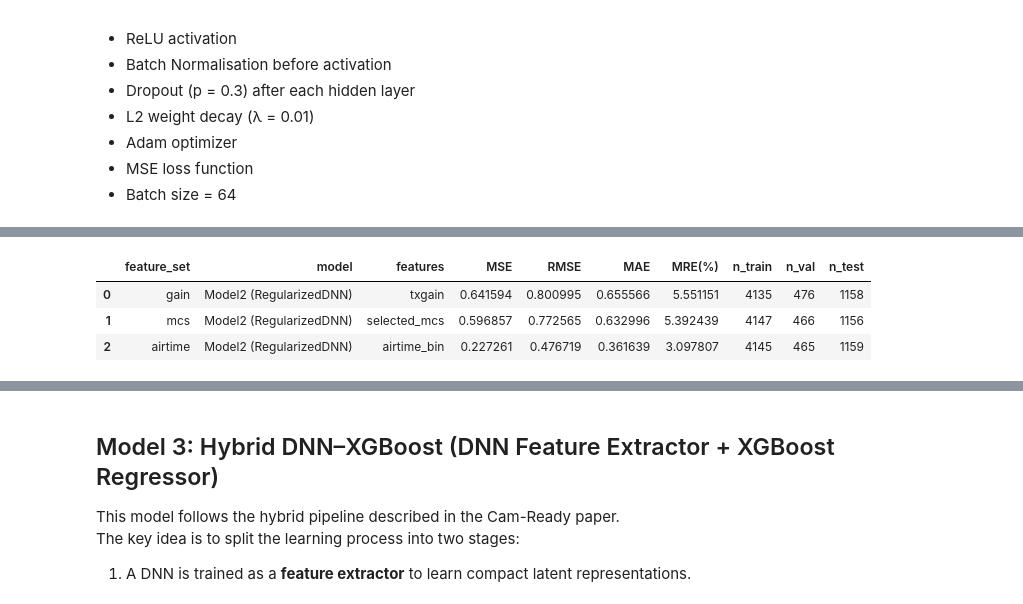
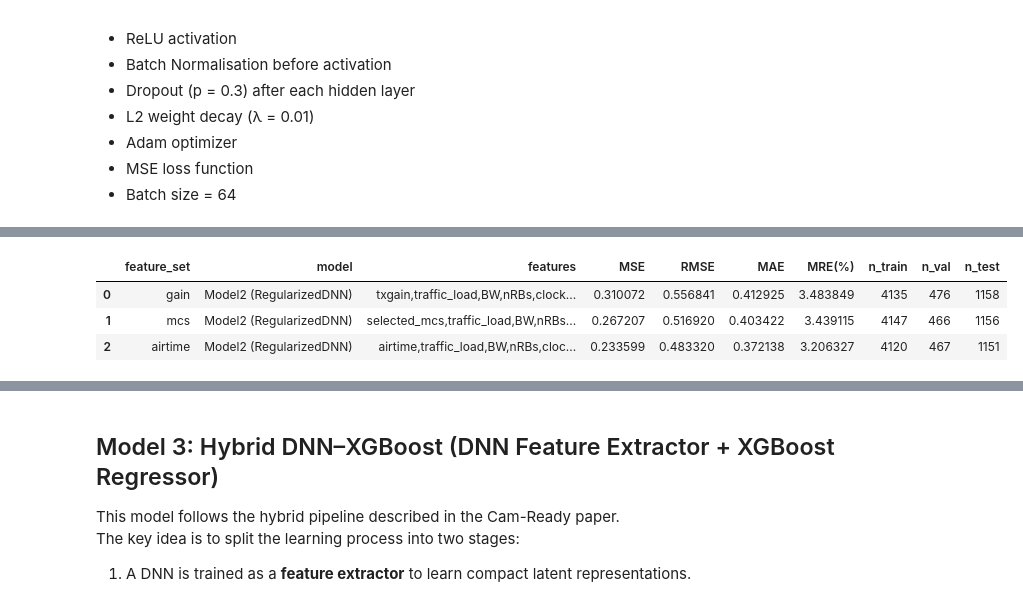
Before and after one commit to samiwu79/BAI_project, a Jupyter notebook: baseline.ipynb, the cells around one changed output, grey strips where cells are left out. Saved outputs shown, nothing was run; the diff lists cells and outputs as text; code cells hidden in the pictures.

Commit message:
resolve the errors of code

```diff
--- a/baseline.ipynb
+++ b/baseline.ipynb
@@ -531,39 +473,34 @@ import torch.nn as nn
 from torch.utils.data import Dataset, DataLoader
 
 
-# =========================
-# 0) Utils
-# =========================
-def mean_relative_error(y_true, y_pred, eps=1e-9):
-    y_true = np.asarray(y_true).reshape(-1)
-    y_pred = np.asarray(y_pred).reshape(-1)
-    return float(np.mean(np.abs(y_true - y_pred) / (np.abs(y_true) + eps)) * 100)
+# ------------------------------------------------------------
+# 1) Helper: numeric cleaning for the current feature set
+#    - drop NaNs
+#    - coerce to numeric
+#    - keep target positive (for stable MRE)
+# ------------------------------------------------------------
+def clean_numeric_df(df, cols_needed, target_col):
+    d = df.dropna(subset=cols_needed).copy()
+    for c in cols_needed:
+        d[c] = pd.to_numeric(d[c], errors="coerce")
+    d = d.dropna(subset=cols_needed).copy()
+    d = d[d[target_col] > 0].copy()
+    return d
 
 
-def groupwise_split_df(d, group_col, train_ratio=0.8, val_ratio_within_train=0.1, seed=42, min_group_size=5):
-    train_parts, val_parts, test_parts = [], [], []
-    d2 = d.dropna(subset=[group_col]).copy()
+# ------------------------------------------------------------
+# 2) PyTorch Dataset for tabular regression
+# ------------------------------------------------------------
+class TabularDataset(Dataset):
+    def __init__(self, X, y):
+        self.X = torch.tensor(np.asarray(X), dtype=torch.float32)
+        self.y = torch.tensor(np.asarray(y), dtype=torch.float32).reshape(-1, 1)
 
-    for gval, gdf in d2.groupby(group_col):
-        if len(gdf) < min_group_size:
-            continue
+    def __len__(self):
+        return len(self.X)
 
-        g_train, g_test = train_test_split(gdf, test_size=(1-train_ratio), random_state=seed)
-        g_train, g_val  = train_test_split(g_train, test_size=val_ratio_within_train, random_state=seed)
-
-        train_parts.append(g_train)
-        val_parts.append(g_val)
-        test_parts.append(g_test)
-
-    if len(train_parts) == 0:
-        raise ValueError(f"No groups large enough after grouping by '{group_col}'. "
-                         f"Try reducing min_group_size or binning the variable.")
-
-    train_df = pd.concat(train_parts, ignore_index=True)
-    val_df   = pd.concat(val_parts,   ignore_index=True)
-    test_df  = pd.concat(test_parts,  ignore_index=True)
-    return train_df, val_df, test_df
-
+    def __getitem__(self, idx):
+        return self.X[idx], self.y[idx]
 
 # =========================
 # 1) Model2 definition (RegularizedDNN)
@@ -703,18 +640,7 @@ def train_eval_model2(
 # =========================
 # 3) Main: loop feature sets -> train Model2 -> results table
 # =========================
-df = pd.read_csv("clean_ul_stage1.csv")
 
-# (recommended) airtime binning for stable group-wise split
-df["airtime_bin"] = pd.to_numeric(df["airtime"], errors="coerce").round(1)
-
-FEATURE_SETS = {
-    "gain": ["txgain"],
-    "mcs": ["selected_mcs"],
-    "airtime": ["airtime_bin"],
-}
-
-target_col = "pm_power"
 
 results = []
 test_outputs_m2 = {}
@@ -789,6 +715,6 @@ Best val MSE: 0.2501572072505951
 |  | feature_set | model | features | MSE | RMSE | MAE | MRE(%) | n_train | n_val | n_test |
-| 0 | gain | Model2 (RegularizedDNN) | txgain | 0.641594 | 0.800995 | 0.655566 | 5.551151 | 4135 | 476 | 1158 |
-| 1 | mcs | Model2 (RegularizedDNN) | selected_mcs | 0.596857 | 0.772565 | 0.632996 | 5.392439 | 4147 | 466 | 1156 |
-| 2 | airtime | Model2 (RegularizedDNN) | airtime_bin | 0.227261 | 0.476719 | 0.361639 | 3.097807 | 4145 | 465 | 1159 |
+| 0 | gain | Model2 (RegularizedDNN) | txgain,traffic_load,BW,nRBs,clock... | 0.310072 | 0.556841 | 0.412925 | 3.483849 | 4135 | 476 | 1158 |
+| 1 | mcs | Model2 (RegularizedDNN) | selected_mcs,traffic_load,BW,nRBs... | 0.267207 | 0.516920 | 0.403422 | 3.439115 | 4147 | 466 | 1156 |
+| 2 | airtime | Model2 (RegularizedDNN) | airtime,traffic_load,BW,nRBs,cloc... | 0.233599 | 0.483320 | 0.372138 | 3.206327 | 4120 | 467 | 1151 |
 === Summary (sorted by MSE) ===
   feature_set                    model       MSE      RMSE       MAE  \
```
Also changed, not shown: parts of 9 cells of this notebook.
